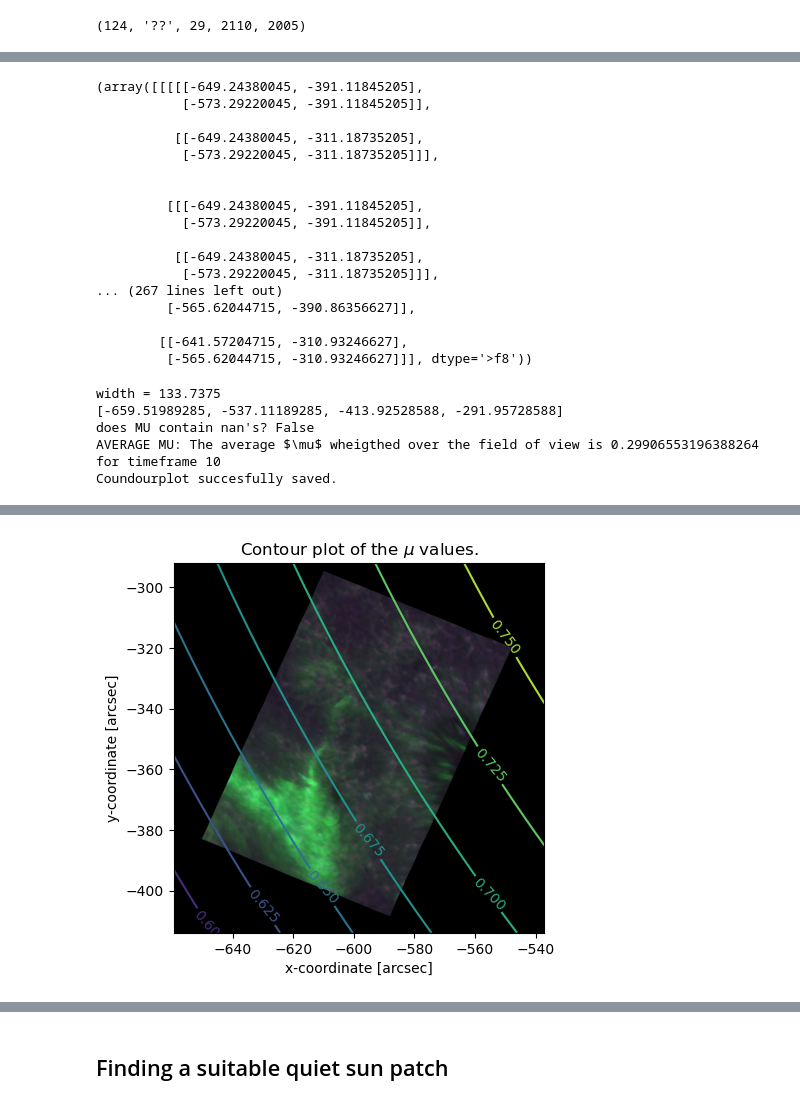
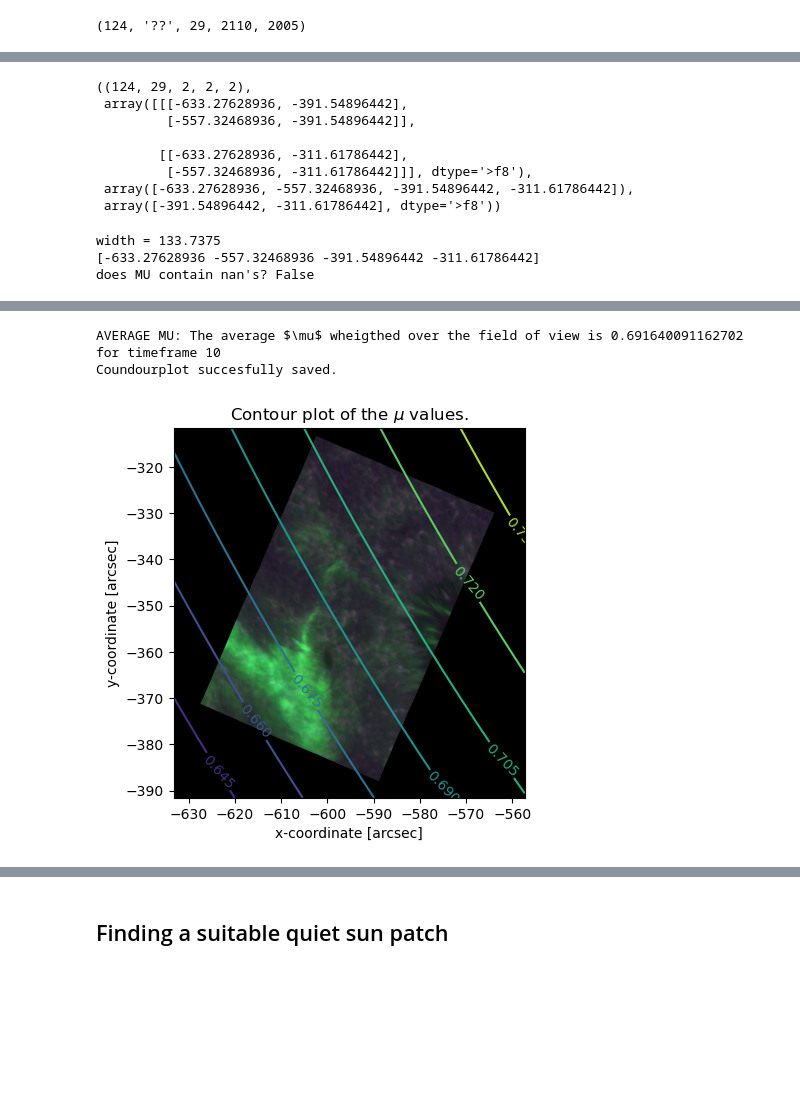
Before and after one commit to demichieldewilde/solar-flares, a Jupyter notebook: data/2023-06-09/saas_CaK23.ipynb, the cells around one changed output, grey strips where cells are left out. Drawn from its saved outputs; the diff is of its cells as text; code cells hidden in the pictures; blank space fills up the shorter version.

```diff
--- a/data/2023-06-09/saas_CaK23.ipynb
+++ b/data/2023-06-09/saas_CaK23.ipynb
@@ -312,6 +315,6 @@ CaK.plot_integrate_spectr(frame, pixels=[[0,0],[500,500]])
 [figure]
 # %%
 reload(un)
-theor_CaK = un.linestudier('E:/solar flares/data/2017-09-06/fits/6563_clv.fits', atlas=None, nr=101)
+theor_CaK = un.linestudier('final_3950.npy', atlas=None, nr=101, neglect_atlas=True)
 print(np.median(theor_CaK.sst_wav), np.mean(theor_CaK.sst_wav))
 # %% [output]
@@ -381,25 +384,19 @@ SIMPLE  =                    T / Written by IDL:  Thu Jun 29 11:56:44 2023
 # %%
 xy = pos[0][0][:,:,:,:, :2]
 # seems to be centers per frame but different from those in the header???
-xy, np.shape(xy), xy[29,0]
+fxp = np.array(xy[maximum//2,0,0,:,0])
+fyp = np.array(xy[maximum//2,0,:,0,1])
+fxp = np.concatenate((fxp, fyp))
+np.shape(xy), xy[maximum//2,0], fxp, fyp
 # %% [output]
-(array([[[[[-649.24380045, -391.11845205],
-           [-573.29220045, -391.11845205]],
+((124, 29, 2, 2, 2),
+ array([[[-633.27628936, -391.54896442],
+         [-557.32468936, -391.54896442]],
 
-          [[-649.24380045, -311.18735205],
-           [-573.29220045, -311.18735205]]],
-
-
-         [[[-649.24380045, -391.11845205],
-           [-573.29220045, -391.11845205]],
-
-          [[-649.24380045, -311.18735205],
-           [-573.29220045, -311.18735205]]],
-... (267 lines left out)
-         [-565.62044715, -390.86356627]],
-
-        [[-641.57204715, -310.93246627],
-         [-565.62044715, -310.93246627]]], dtype='>f8'))
+        [[-633.27628936, -311.61786442],
+         [-557.32468936, -311.61786442]]], dtype='>f8'),
+ array([-633.27628936, -557.32468936, -391.54896442, -311.61786442]),
+ array([-391.54896442, -311.61786442], dtype='>f8'))
 # %%
 def calculate_mu(x,y, radius=959.63):
     # sourcery skip: inline-immediately-returned-variable
@@ -423,10 +420,6 @@ print(f"{width = }")
 position = (x,y)
 
 
-
-# fxp = [-659.51989285, -537.11189285 ]
-# fyp = [-413.92528588, -291.95728588 ]
-fxp.extend(fyp)
 print(fxp)
 
 x = np.linspace(fxp[0], fxp[1], CaK.shape[4])
@@ -503,7 +496,5 @@ fix_mu_theor(mu, theor_line)
 # theor_line.sst_mu[theor_CaK.index_mu], theor_line.sst_clv[theor_CaK.index_mu][0], clv_fit(mu, theor_line)
 # %% [output]
 width = 133.7375
-[-659.51989285, -537.11189285, -413.92528588, -291.95728588]
+[-633.27628936 -557.32468936 -391.54896442 -311.61786442]
 does MU contain nan's? False
-AVERAGE MU: The average $\mu$ wheigthed over the field of view is 0.29906553196388264 for timeframe 10
-Coundourplot succesfully saved.
@@ -510,4 +502,6 @@ Coundourplot succesfully saved.
+AVERAGE MU: The average $\mu$ wheigthed over the field of view is 0.691640091162702 for timeframe 10
+Coundourplot succesfully saved.
-[figure, old version]
+[figure, new version]
 # %%
 theor_CaK.set_fov( xx, yy, CaK.boundary, sr=959.63, reduction=10)
 # %% [output]
```
Also changed, not shown: parts of 20 cells of this notebook, 5 other files.
